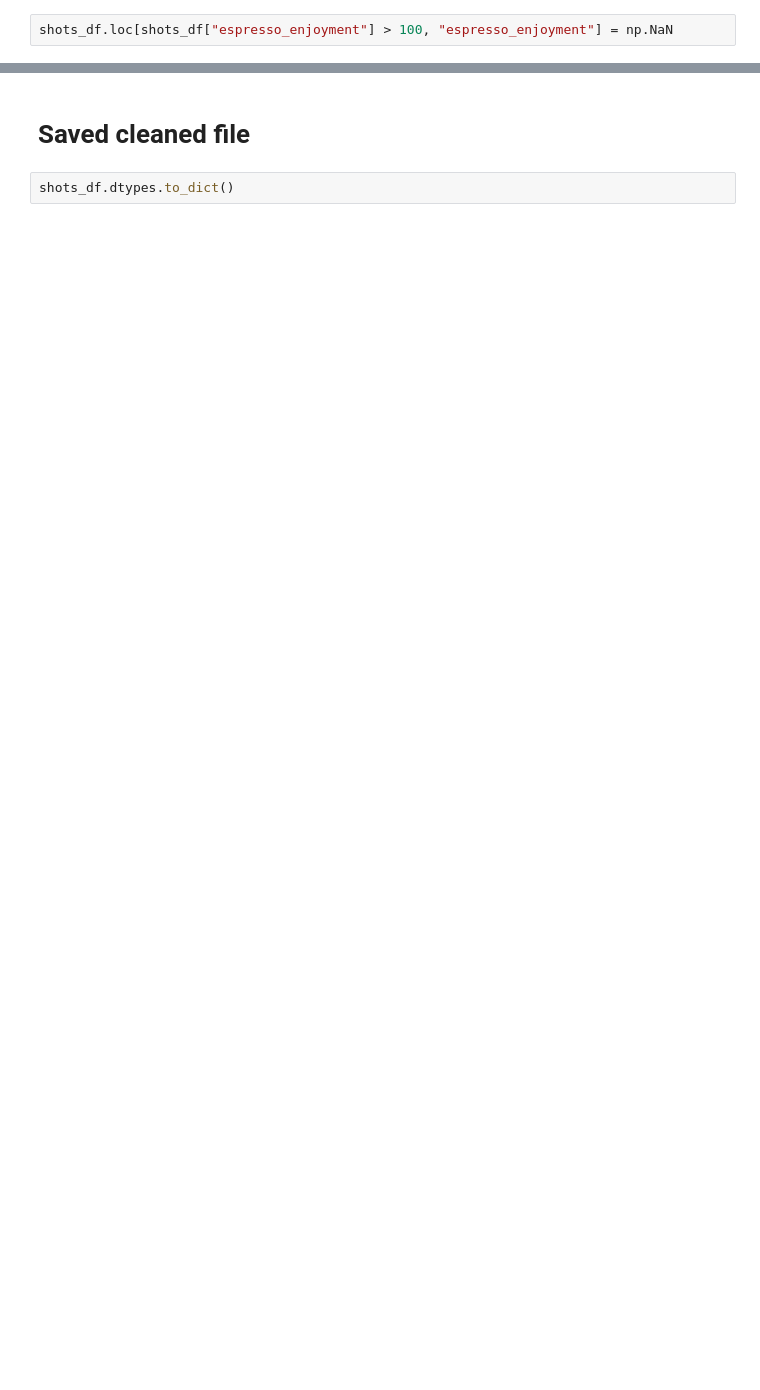
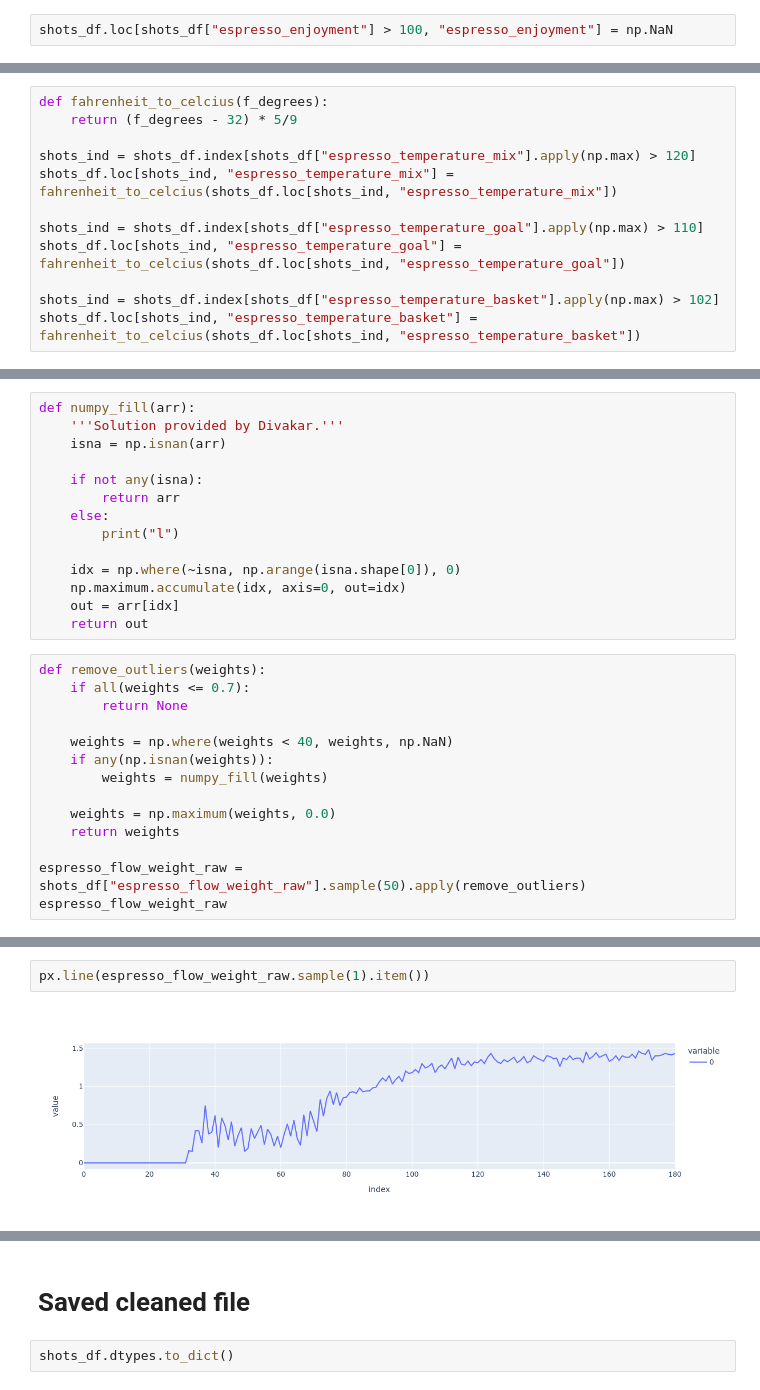
Before and after one commit to JonnyTran/espresso-manifold, a Jupyter notebook: notebooks/1.0-Process_dataset.ipynb, the cells around one changed output, grey strips where cells are left out. Drawn from its saved outputs; the diff is of its cells as text; blank space fills up the shorter version.

```diff
--- a/notebooks/1.0-Process_dataset.ipynb
+++ b/notebooks/1.0-Process_dataset.ipynb
@@ -400,0 +454,12 @@ See the caveats in the documentation: https://pandas.pydata.org/pandas-docs/stab
+# %%
+def fahrenheit_to_celcius(f_degrees):
+    return (f_degrees - 32) * 5/9
+
+shots_ind = shots_df.index[shots_df["espresso_temperature_mix"].apply(np.max) > 120]
+shots_df.loc[shots_ind, "espresso_temperature_mix"] = fahrenheit_to_celcius(shots_df.loc[shots_ind, "espresso_temperature_mix"])
+
+shots_ind = shots_df.index[shots_df["espresso_temperature_goal"].apply(np.max) > 110]
+shots_df.loc[shots_ind, "espresso_temperature_goal"] = fahrenheit_to_celcius(shots_df.loc[shots_ind, "espresso_temperature_goal"])
+
+shots_ind = shots_df.index[shots_df["espresso_temperature_basket"].apply(np.max) > 102]
+shots_df.loc[shots_ind, "espresso_temperature_basket"] = fahrenheit_to_celcius(shots_df.loc[shots_ind, "espresso_temperature_basket"])
@@ -400,0 +481,28 @@ See the caveats in the documentation: https://pandas.pydata.org/pandas-docs/stab
+# %%
+def numpy_fill(arr):
+    '''Solution provided by Divakar.'''
+    isna = np.isnan(arr)
+
+    if not any(isna):
+        return arr
+    else:
+        print("l")
+
+    idx = np.where(~isna, np.arange(isna.shape[0]), 0)
+    np.maximum.accumulate(idx, axis=0, out=idx)
+    out = arr[idx]
+    return out
+# %%
+def remove_outliers(weights):
+    if all(weights <= 0.7):
+        return None
+
+    weights = np.where(weights < 40, weights, np.NaN)
+    if any(np.isnan(weights)):
+        weights = numpy_fill(weights)
+
+    weights = np.maximum(weights, 0.0)
+    return weights
+
+espresso_flow_weight_raw = shots_df["espresso_flow_weight_raw"].sample(50).apply(remove_outliers)
+espresso_flow_weight_raw
@@ -400,0 +523,4 @@ See the caveats in the documentation: https://pandas.pydata.org/pandas-docs/stab
+# %%
+px.line(espresso_flow_weight_raw.sample(1).item())
+# %% [output]
+[figure, added]
```
Also changed, not shown: parts of 10 cells of this notebook, 13 other files.
